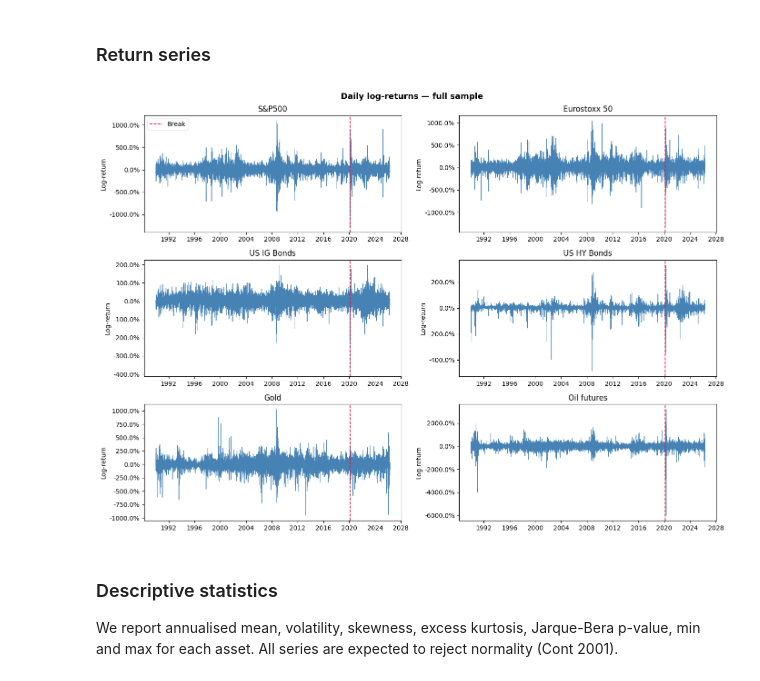
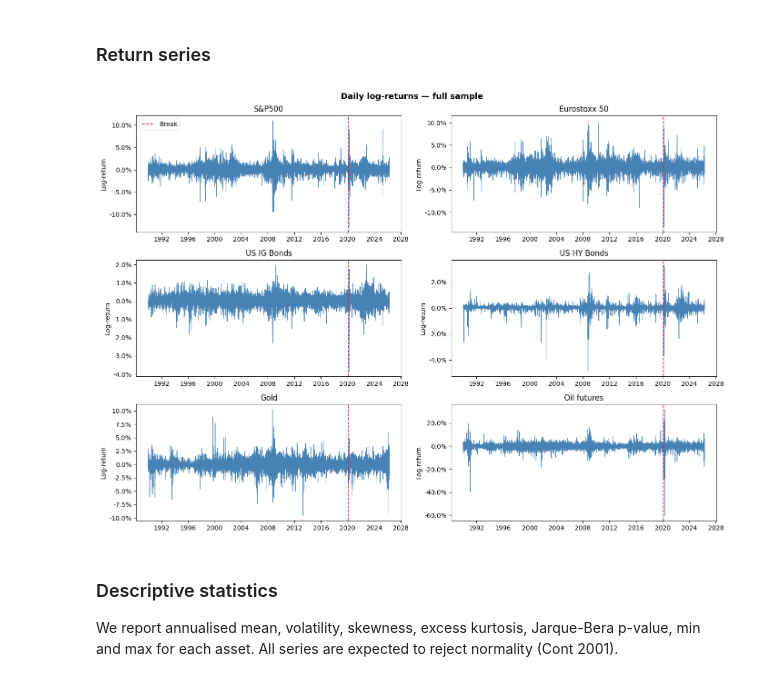
Before and after one commit to Altankaragulle/Emif_Risk_Structure_Covid, a Jupyter notebook: Notebook_Project_2.ipynb, the cells around one changed output. Cells and saved outputs as stored; diff of their text form; code cells hidden in the pictures.

```diff
--- a/Notebook_Project_2.ipynb
+++ b/Notebook_Project_2.ipynb
@@ -23,12 +24,10 @@ from sklearn.preprocessing import StandardScaler
 # %%
 DATA_PATH = "Data.xlsx"
 
-prices = pd.read_excel(DATA_PATH, index_col=0, parse_dates=True)
-prices.index.name = "Date"
-prices = prices.sort_index().ffill()
-prices = prices.where(prices > 0).ffill()  # Discard non-positive values: we work in log-returns of price series, not yields.
-
-prices.tail()
+# Load raw prices without any forward-fill — missing values documented below
+raw_prices = pd.read_excel(DATA_PATH, index_col=0, parse_dates=True).sort_index()
+raw_prices.index.name = "Date"
+raw_prices.tail()
 # %% [output]
 |  | S&P500 | Eurostoxx 50 | Hang Seng | MSCI EM | SMI | US T 10-year Yield | German Gov 10-year yield | ... |
 | Date |  |  |  |  |  |  |  | ... |
@@ -67,9 +55,14 @@ Missing prices arise from different exchange calendars. We document the coverage
 # %%
-print(f"{'Asset':<20} {'Missing':>8}  {'First valid':>12}  {'Last valid':>12}")
-print("-" * 58)
+# Document raw missing values BEFORE forward-filling
+print(f"{'Asset':<20} {'Missing (raw)':>14}  {'First valid':>12}  {'Last valid':>12}")
+print("-" * 64)
 for col in ASSETS:
-    n  = prices[col].isna().sum()
-    fv = prices[col].first_valid_index().date()
-    lv = prices[col].last_valid_index().date()
-    print(f"{col:<20} {n:>8,}  {str(fv):>12}  {str(lv):>12}")
+    n  = raw_prices[col].isna().sum()
+    fv = raw_prices[col].first_valid_index().date()
+    lv = raw_prices[col].last_valid_index().date()
+    print(f"{col:<20} {n:>14,}  {str(fv):>12}  {str(lv):>12}")
+
+# Forward-fill calendar gaps; discard non-positive prices; restrict to ASSETS immediately
+prices = raw_prices[ASSETS].where(raw_prices[ASSETS] > 0).ffill()
+print("\nPrices cleaned and restricted to 6 selected assets.")
 # %% [output]
@@ -167,21 +166,21 @@ Before estimating any model, we establish three things: (1) the data exhibits th
 # %%
 fig, axes = plt.subplots(3, 2, figsize=(14, 10))
 axes = axes.flatten()
 
 for i, col in enumerate(ASSETS):
     ax = axes[i]
     ax.plot(returns.index, returns[col], lw=0.7, color="steelblue")
     ax.axvline(COVID_DATE, color="crimson", lw=1.2, linestyle="--", label="Break")
     ax.set_title(col)
     ax.set_ylabel("Log-return")
-    ax.yaxis.set_major_formatter(plt.FuncFormatter(lambda x, _: f"{x:.1%}"))
+    ax.yaxis.set_major_formatter(plt.FuncFormatter(lambda x, _: f"{x:.1f}%"))
 
 axes[0].legend(framealpha=0.5)
 fig.suptitle("Daily log-returns — full sample", fontsize=13, fontweight="bold")
 plt.tight_layout()
 plt.show()
 # %% [output]
-[figure, old version]
+[figure, new version]
 # %% [markdown]
 ### Descriptive statistics
 
```
Also changed, not shown: parts of 36 cells of this notebook, 1 other file.
